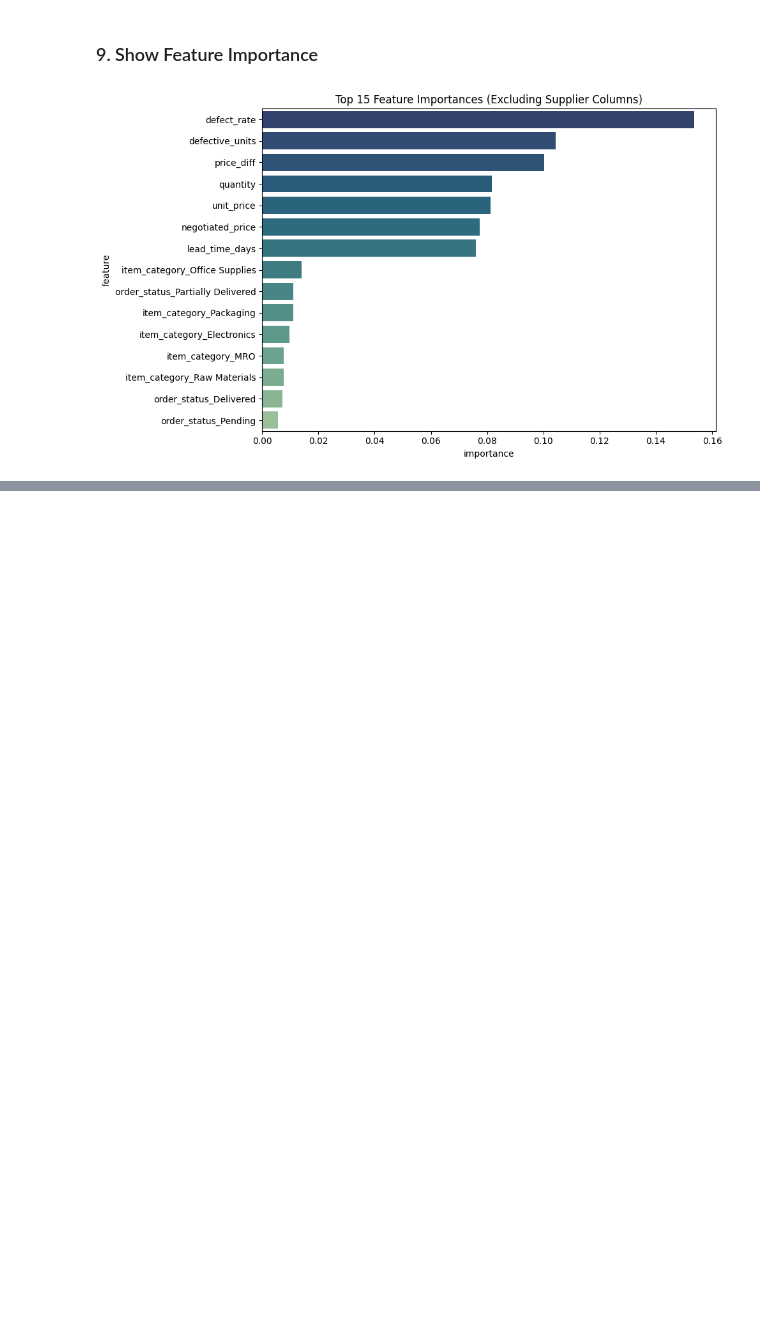
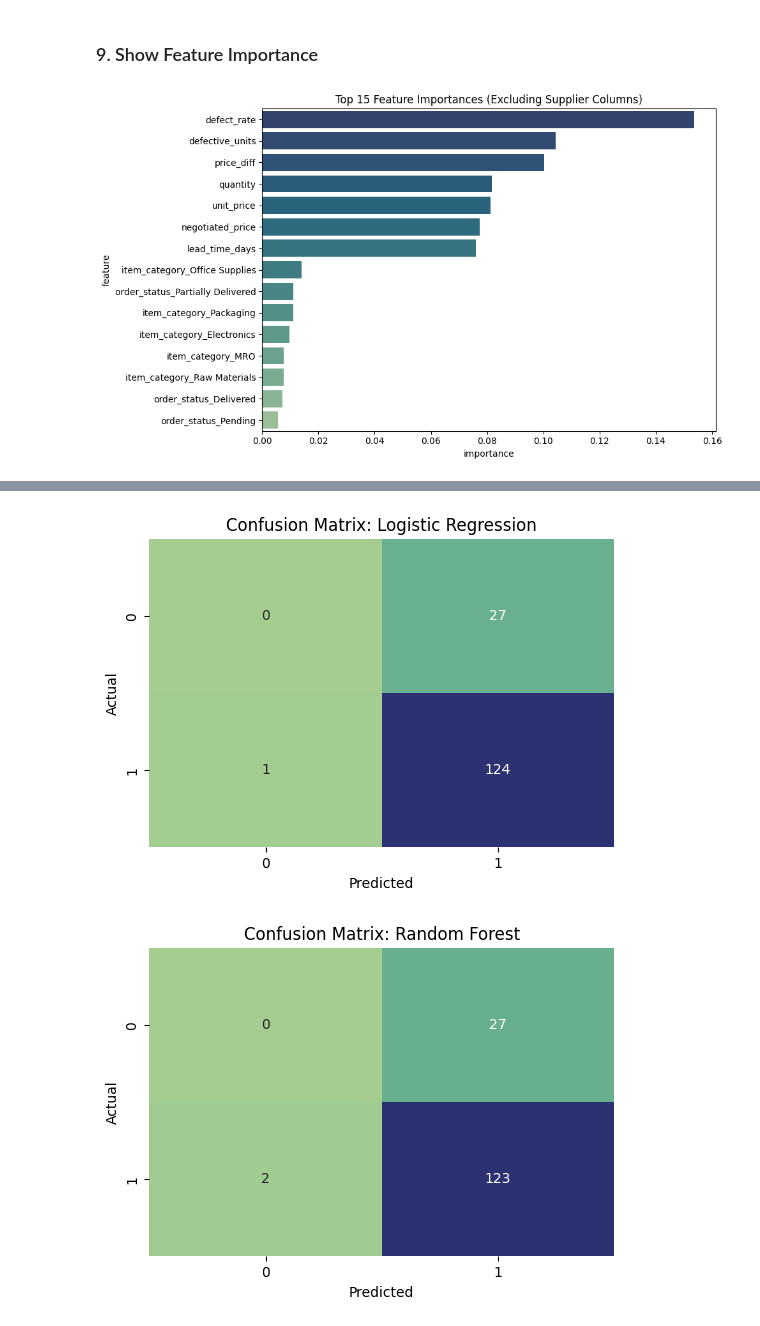
Before and after one commit to Bdowdle4/Dowdle_Analytics_Capstone, a Jupyter notebook: Notebooks/modeling.ipynb, the cells around one changed output, grey strips where cells are left out. Cells and saved outputs as stored; diff of their text form; code cells hidden in the pictures; blank space fills up the shorter version.

```diff
--- a/Notebooks/modeling.ipynb
+++ b/Notebooks/modeling.ipynb
@@ -242,0 +341,21 @@ The predictive modeling process confirmed that procurement order compliance can
+# %%
+# --- Confusion Matrix for Logistic Regression ---
+cm_logreg = confusion_matrix(y_sf_test, y_pred_sf)
+plt.figure(figsize=(6, 4))
+sns.heatmap(cm_logreg, annot=True, fmt='d', cmap='crest', cbar=False)
+plt.title("Confusion Matrix: Logistic Regression")
+plt.xlabel("Predicted")
+plt.ylabel("Actual")
+plt.show()
+
+# --- Confusion Matrix for Random Forest ---
+cm_rf = confusion_matrix(y_sf_test, y_sf_pred)
+plt.figure(figsize=(6, 4))
+sns.heatmap(cm_rf, annot=True, fmt='d', cmap='crest', cbar=False)
+plt.title("Confusion Matrix: Random Forest")
+plt.xlabel("Predicted")
+plt.ylabel("Actual")
+plt.show()
+# %% [output]
+[figure, added]
+[figure, added]
```
Also changed, not shown: parts of 11 cells of this notebook.
